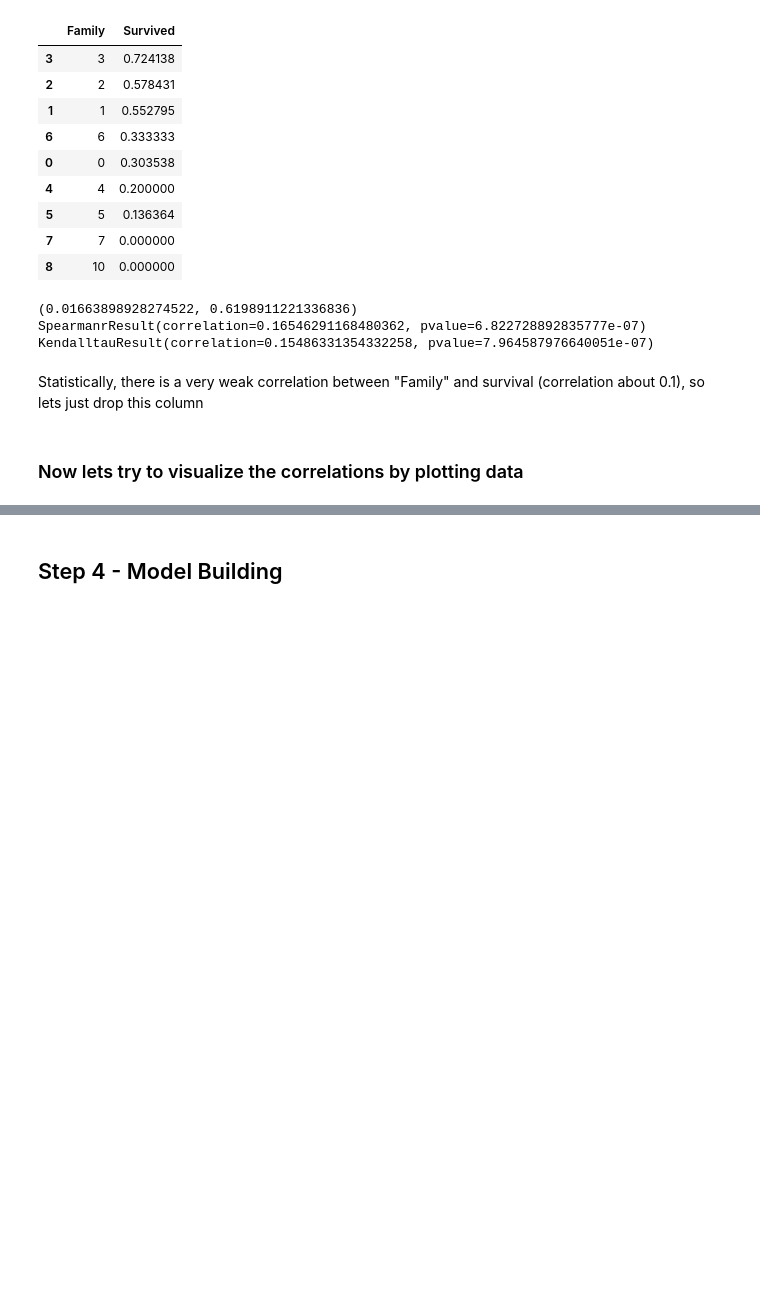
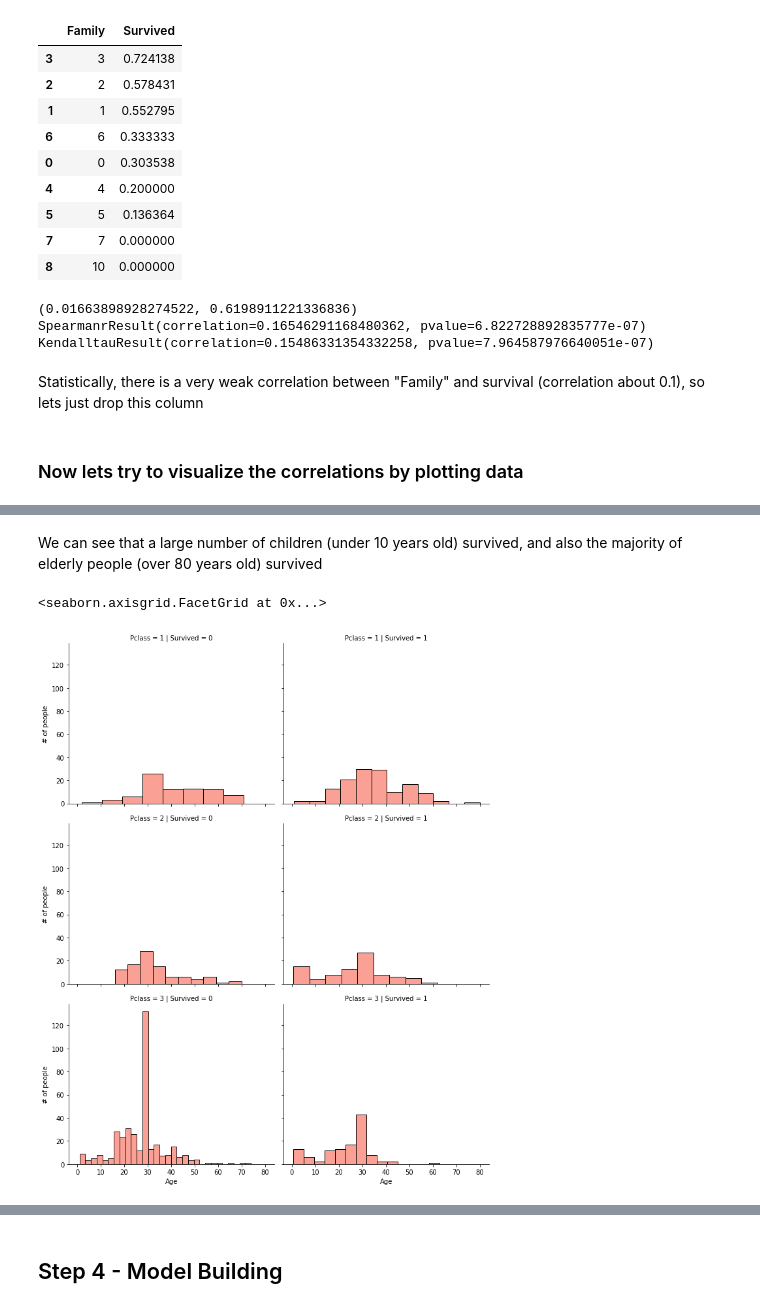
Before and after one commit to felipedaniel1910/TitanicAnalysis, a Jupyter notebook: script.ipynb, the cells around one changed output, grey strips where cells are left out. Drawn from its saved outputs; the diff is of its cells as text; code cells hidden in the pictures; blank space fills up the shorter version.

```diff
--- a/script.ipynb
+++ b/script.ipynb
@@ -282,0 +289,12 @@ test_df.drop(["Family","SibSp","Parch"], axis=1, inplace=True) # drop features o
+# %% [markdown]
+<p>We can see that a large number of children (under 10 years old) survived, and also the majority of elderly people (over 80 years old) survived</p>
+# %%
+#create the facetgrid with seaborn library
+g = sns.FacetGrid(train_df, col='Survived', row='Pclass', height=4, aspect=1.2)
+#create the plot
+g.map(sns.histplot, "Age", color='salmon')
+#insert ylabel
+g.set_ylabels("# of people")
+# %% [output]
+<seaborn.axisgrid.FacetGrid at 0x...>
+[figure, added]
```
Also changed, not shown: parts of 31 cells of this notebook.
